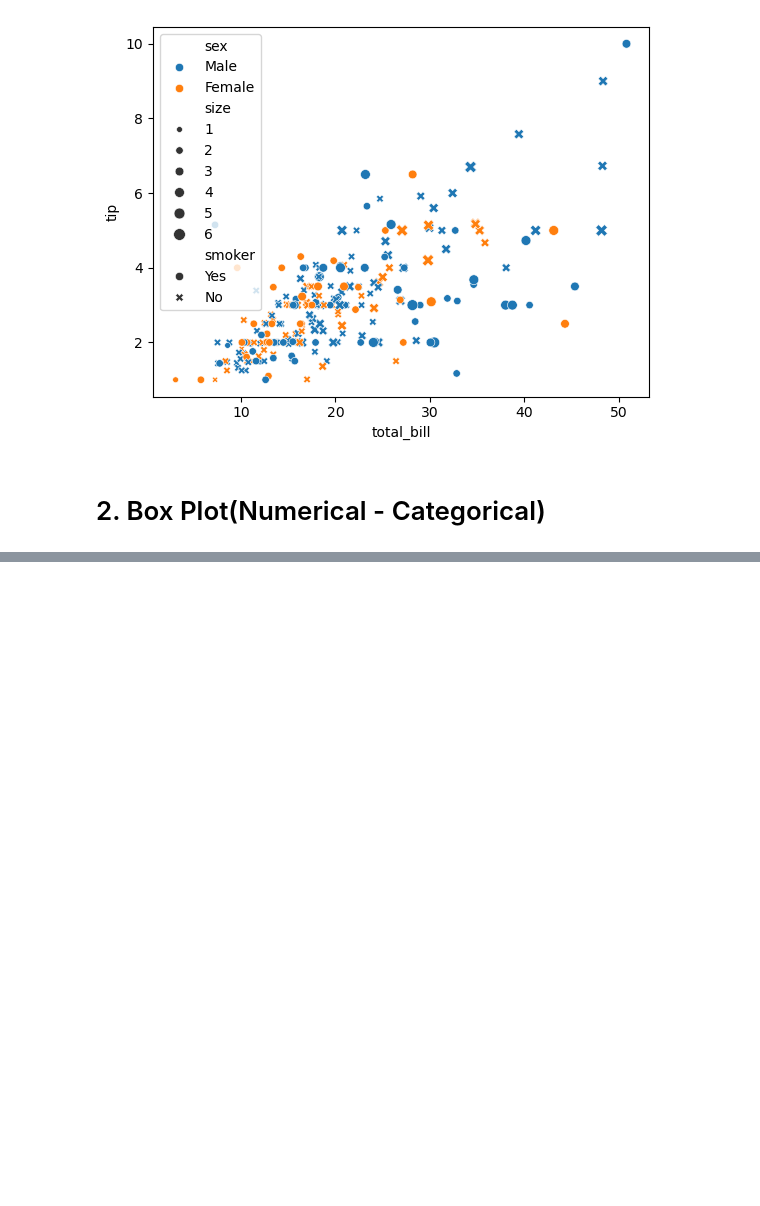
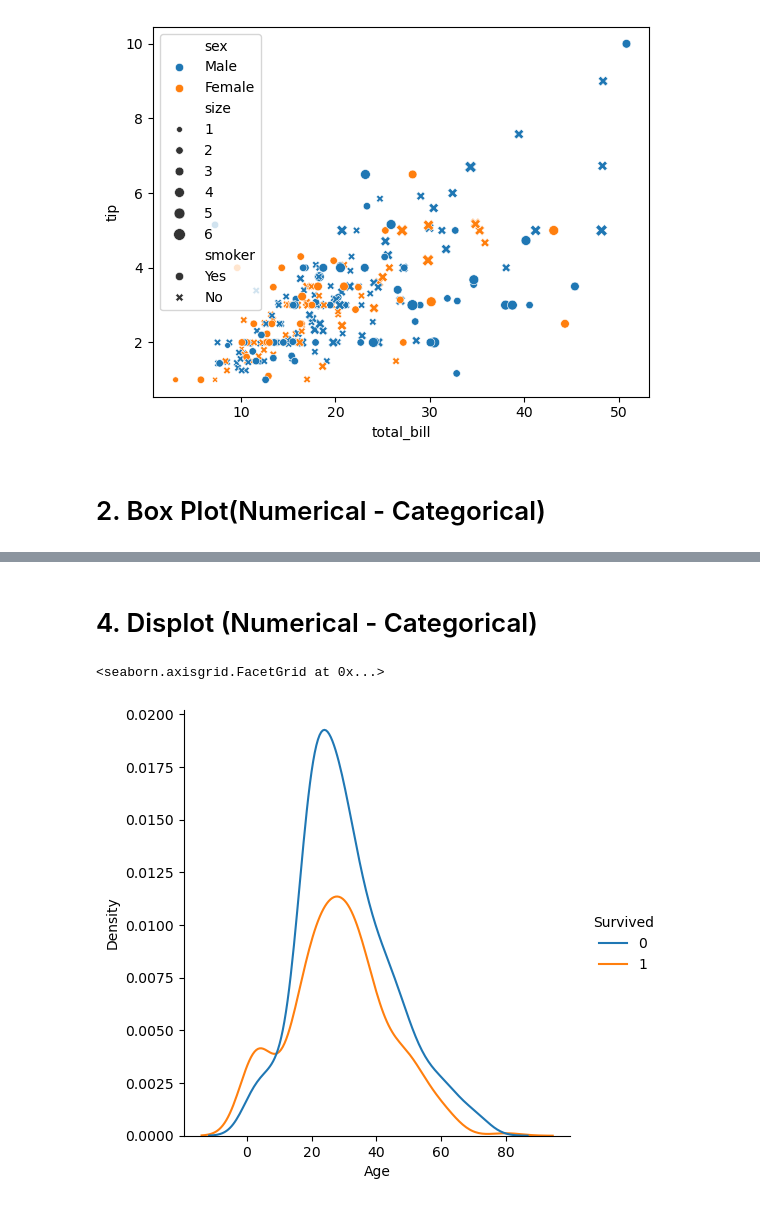
Before and after one commit to nischalneupanee/100-Days-Of-Machine-Learning, a Jupyter notebook: Day-1/main.ipynb, the cells around one changed output, grey strips where cells are left out. Cells and saved outputs as stored; diff of their text form; code cells hidden in the pictures; blank space fills up the shorter version.

```diff
--- a/Day-1/main.ipynb
+++ b/Day-1/main.ipynb
@@ -76,0 +84,7 @@ sns.barplot(x=titanic['Pclass'],y=titanic['Age'])
+# %% [markdown]
+# 4. Displot (Numerical - Categorical)
+# %%
+sns.displot(data=titanic, x='Age', hue='Survived', kind='kde')
+# %% [output]
+<seaborn.axisgrid.FacetGrid at 0x...>
+[figure, added]
```
Also changed, not shown: parts of 16 cells of this notebook.
